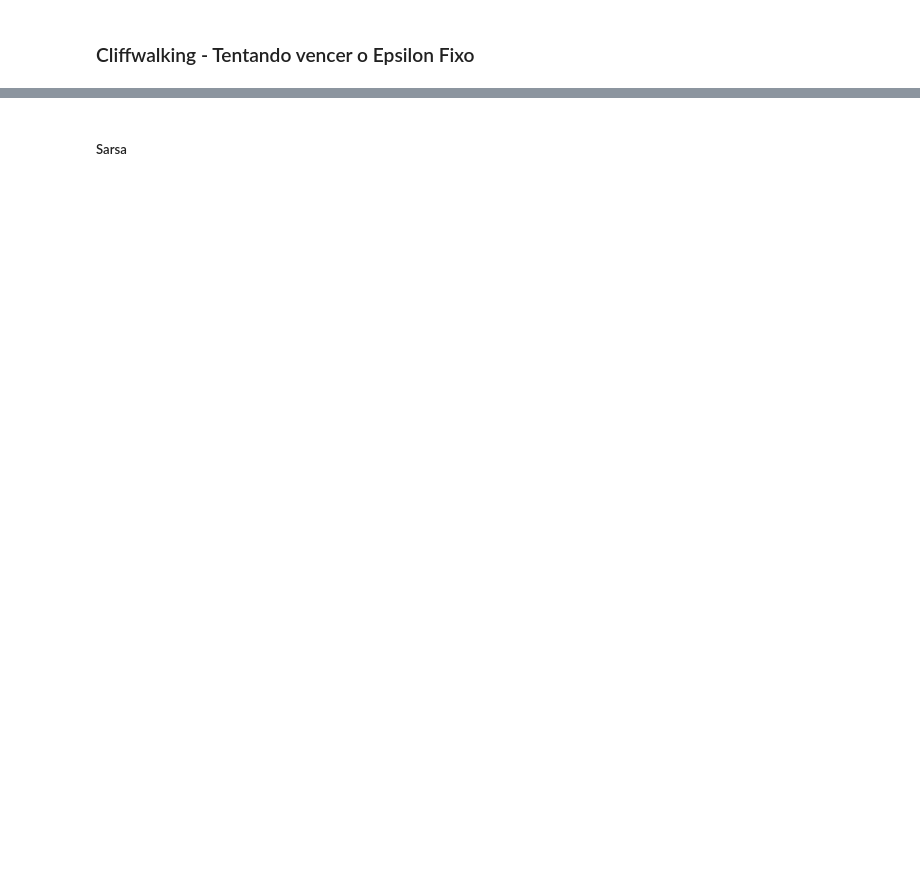
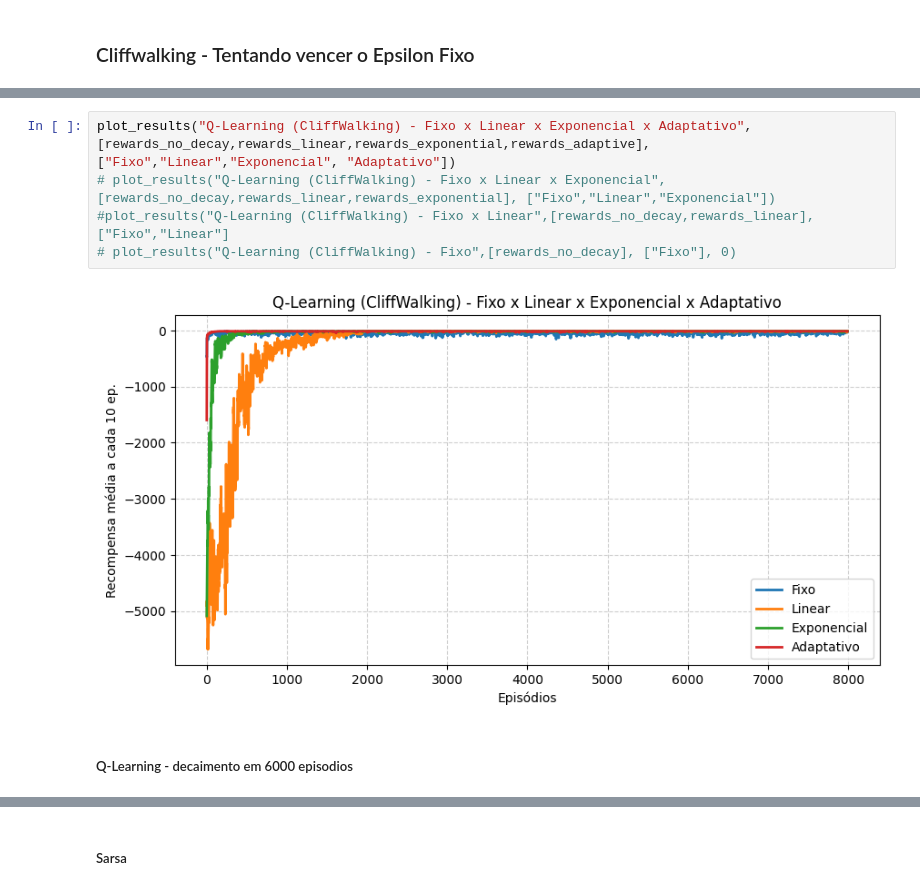
Before and after one commit to christiandoramo/Variantes-para-o-epsilon, a Jupyter notebook: Variantes_do_epsilon.ipynb, the cells around one changed output, grey strips where cells are left out. Saved outputs shown, nothing was run; the diff lists cells and outputs as text; blank space fills up the shorter version.

```diff
--- a/Variantes_do_epsilon.ipynb
+++ b/Variantes_do_epsilon.ipynb
@@ -1316,0 +1903,9 @@ def plot_results(title,rewards_list, labels):
+# %%
+plot_results("Q-Learning (CliffWalking) - Fixo x Linear x Exponencial x Adaptativo",[rewards_no_decay,rewards_linear,rewards_exponential,rewards_adaptive], ["Fixo","Linear","Exponencial", "Adaptativo"])
+# plot_results("Q-Learning (CliffWalking) - Fixo x Linear x Exponencial",[rewards_no_decay,rewards_linear,rewards_exponential], ["Fixo","Linear","Exponencial"])
+#plot_results("Q-Learning (CliffWalking) - Fixo x Linear",[rewards_no_decay,rewards_linear], ["Fixo","Linear"]
+# plot_results("Q-Learning (CliffWalking) - Fixo",[rewards_no_decay], ["Fixo"], 0)
+# %% [output]
+[figure, added]
+# %% [markdown]
+##### Q-Learning - decaimento em 6000 episodios
```
Also changed, not shown: parts of 30 cells of this notebook.
